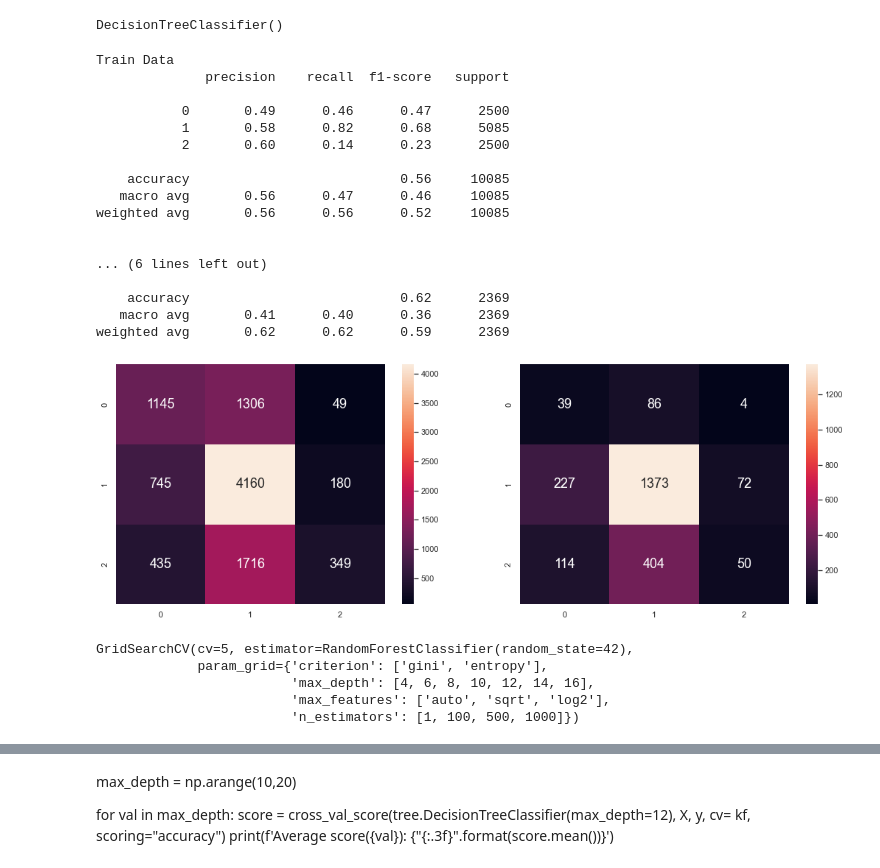
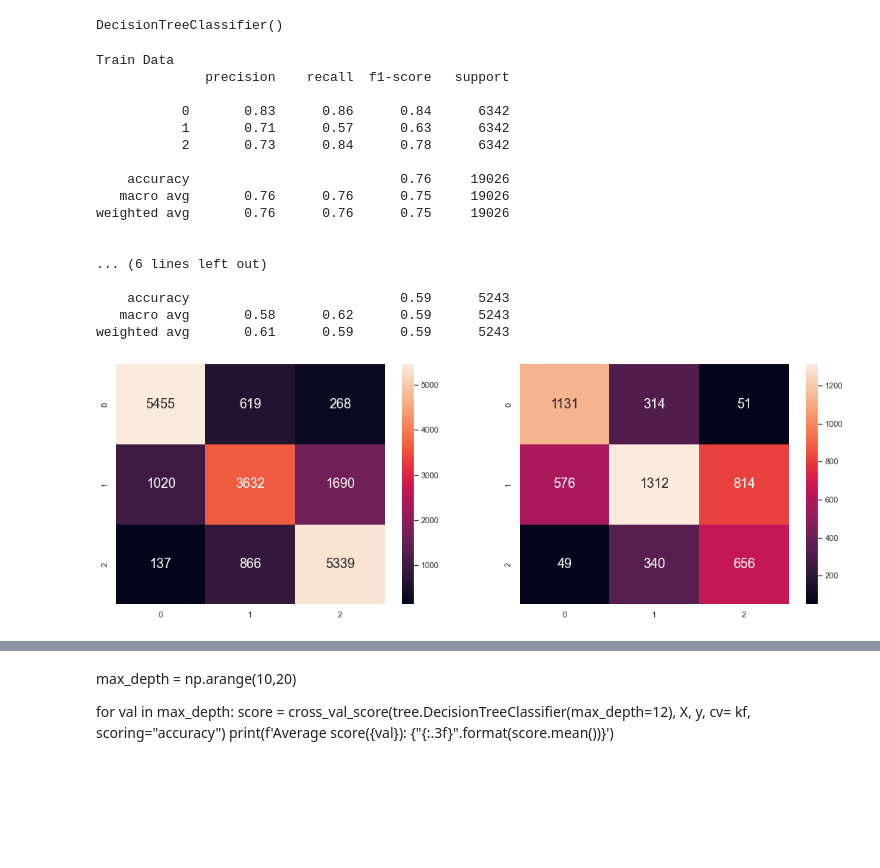
Before and after one commit to limivann/app-performance-predictor, a Jupyter notebook: machine_learning.ipynb, the cells around one changed output, grey strips where cells are left out. Drawn from its saved outputs; the diff is of its cells as text; code cells hidden in the pictures; blank space fills up the shorter version.

```diff
--- a/machine_learning.ipynb
+++ b/machine_learning.ipynb
@@ -42,8 +37,8 @@ test_df = pd.read_csv("./datasets/test.csv")
 # %% [markdown]
 Before we continue, we split the test data into X_test and y_test
 # %%
-X_test = pd.DataFrame(test_df.loc[:, test_df.columns!= "RATING_GROUP"])
-y_test = pd.DataFrame(test_df.loc[:, "RATING_GROUP"])
+X_test = pd.DataFrame(test_df.loc[:, test_df.columns!= "INSTALLS_GROUP"])
+y_test = pd.DataFrame(test_df.loc[:, "INSTALLS_GROUP"])
 # %% [markdown]
 ### Machine learning
 # %% [markdown]
@@ -148,52 +143,36 @@ weighted avg       0.61      0.60      0.57      2369
 **Creating a Model for RATING_GROUP: Attempt 3 (Decision Tree Using Oversampled (SMOTEN) data)**
 # %%
 # Extract train data
-X_train_smoten = pd.DataFrame(train_df_smoten.loc[:, train_df_smoten.columns!= "RATING_GROUP"])
-y_train_smoten = pd.DataFrame(train_df_smoten.loc[:, "RATING_GROUP"])
+X_train_smoten = pd.DataFrame(train_df_smoten.loc[:, train_df_smoten.columns!= "INSTALLS_GROUP"])
+y_train_smoten = pd.DataFrame(train_df_smoten.loc[:, "INSTALLS_GROUP"])
 
 #Fit the model
-decision_tree = DecisionTreeClassifier() #set max-depth to default
-decision_tree.fit(X_train_smoten, y_train_smoten)
+decision_tree_smoten = DecisionTreeClassifier()
+decision_tree_smoten.fit(X_train_smoten, y_train_smoten)
 # %% [output]
 DecisionTreeClassifier()
 # %%
 # Predict test data using the model created
-y_train_smoten_pred = decision_tree.predict(X_train_smoten)
-y_test_pred = decision_tree.predict(X_test)
+y_train_smoten_pred = decision_tree_smoten.predict(X_train_smoten)
+y_test_pred = decision_tree_smoten.predict(X_test)
 
 evaluate_model(y_train_smoten, y_train_smoten_pred, y_test, y_test_pred)
 # %% [output]
 Train Data
               precision    recall  f1-score   support
 
-           0       0.49      0.46      0.47      2500
-           1       0.58      0.82      0.68      5085
-           2       0.60      0.14      0.23      2500
+           0       0.83      0.86      0.84      6342
+           1       0.71      0.57      0.63      6342
+           2       0.73      0.84      0.78      6342
 
-    accuracy                           0.56     10085
-   macro avg       0.56      0.47      0.46     10085
-weighted avg       0.56      0.56      0.52     10085
+    accuracy                           0.76     19026
+   macro avg       0.76      0.76      0.75     19026
+weighted avg       0.76      0.76      0.75     19026
 
 
 ... (6 lines left out)
 
-    accuracy                           0.62      2369
-   macro avg       0.41      0.40      0.36      2369
-weighted avg       0.62      0.62      0.59      2369
+    accuracy                           0.59      5243
+   macro avg       0.58      0.62      0.59      5243
+weighted avg       0.61      0.59      0.59      5243
-[figure, old version]
+[figure, new version]
-# %%
-rfc= RandomForestClassifier(random_state=42)
-param_grid = {
-    'n_estimators': [1, 100, 500, 1000],
-    'max_features': ['auto', 'sqrt', 'log2'],
-    'max_depth' : [4,6,8,10,12,14,16],
-    'criterion' :['gini', 'entropy']
-}
-CV_rfc = GridSearchCV(estimator=rfc, param_grid=param_grid, cv= 5)
-CV_rfc.fit(X_train, y_train)
-# %% [output]
-GridSearchCV(cv=5, estimator=RandomForestClassifier(random_state=42),
-             param_grid={'criterion': ['gini', 'entropy'],
-                         'max_depth': [4, 6, 8, 10, 12, 14, 16],
-                         'max_features': ['auto', 'sqrt', 'log2'],
-                         'n_estimators': [1, 100, 500, 1000]})
```
Also changed, not shown: parts of 17 cells of this notebook, 6 other files.
